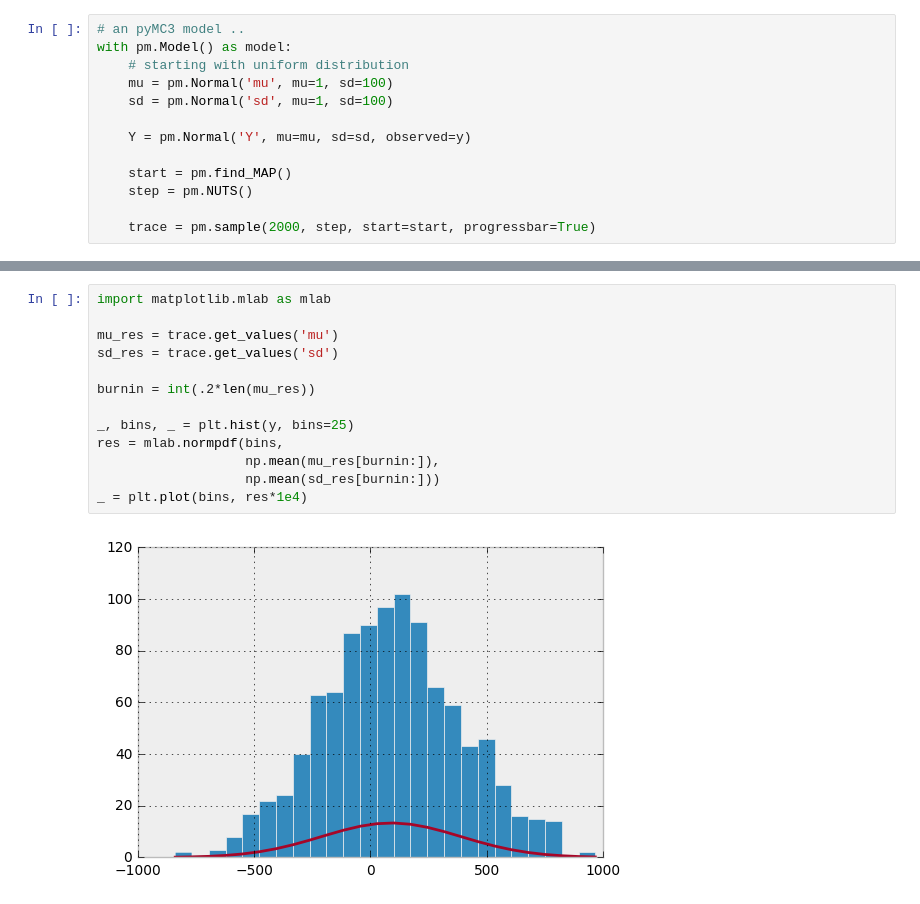
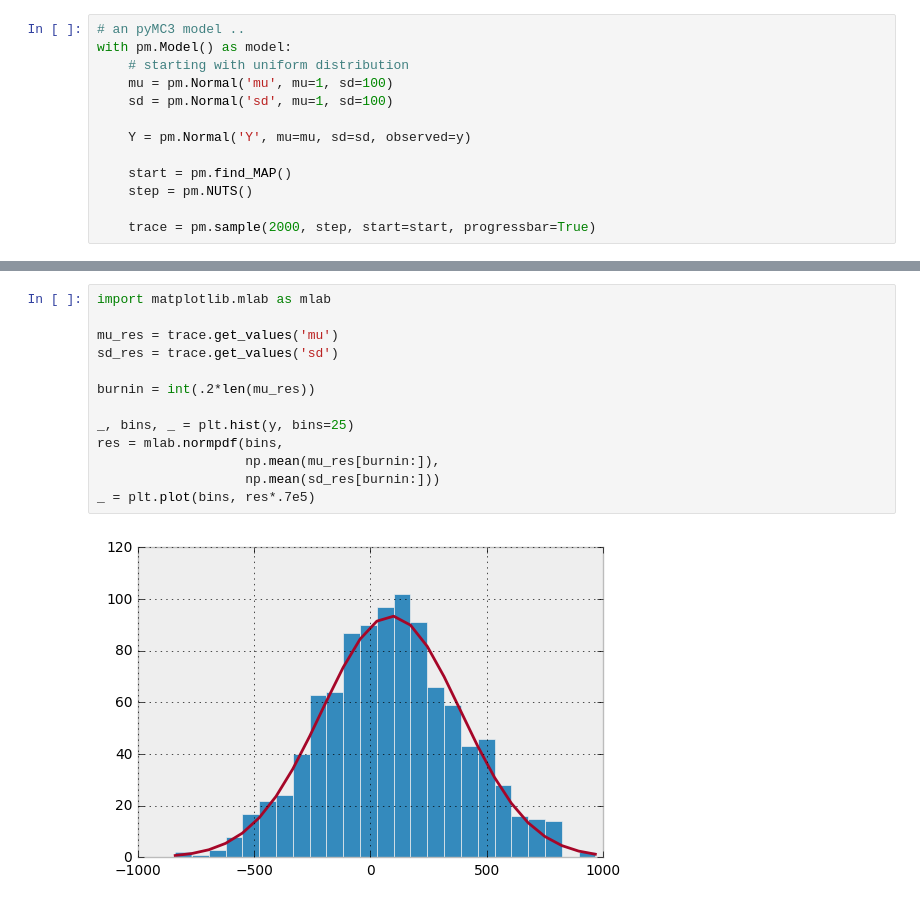
Before and after one commit to ct2034/miriam, a Jupyter notebook: learn/pyMC3/my_demo.ipynb, the cells around one changed output, grey strips where cells are left out. Saved outputs shown, nothing was run; the diff lists cells and outputs as text.

```diff
--- a/learn/pyMC3/my_demo.ipynb
+++ b/learn/pyMC3/my_demo.ipynb
@@ -51,15 +53,15 @@ _ = pm.traceplot(trace,
 # %%
 import matplotlib.mlab as mlab
 
 mu_res = trace.get_values('mu')
 sd_res = trace.get_values('sd')
 
 burnin = int(.2*len(mu_res))
 
 _, bins, _ = plt.hist(y, bins=25)
 res = mlab.normpdf(bins,
                    np.mean(mu_res[burnin:]),
                    np.mean(sd_res[burnin:]))
-_ = plt.plot(bins, res*1e4)
+_ = plt.plot(bins, res*.7e5)
 # %% [output]
-[figure, old version]
+[figure, new version]
```
Also changed, not shown: parts of 1 cell of this notebook.
